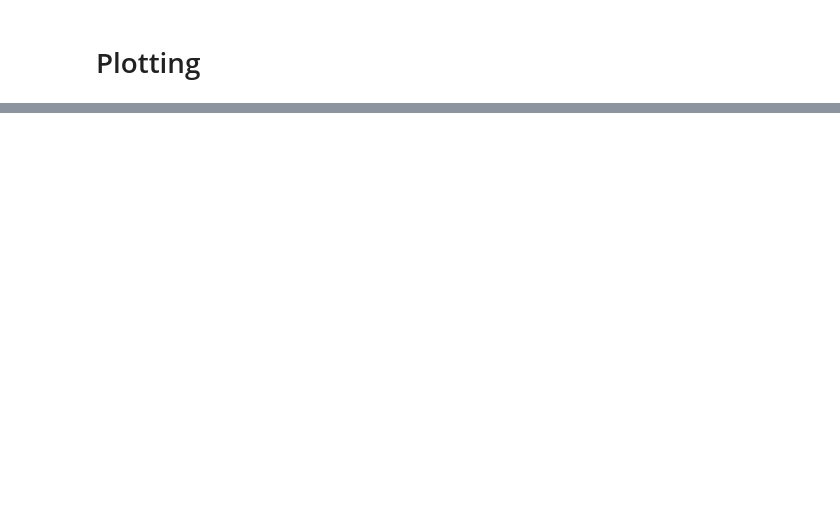
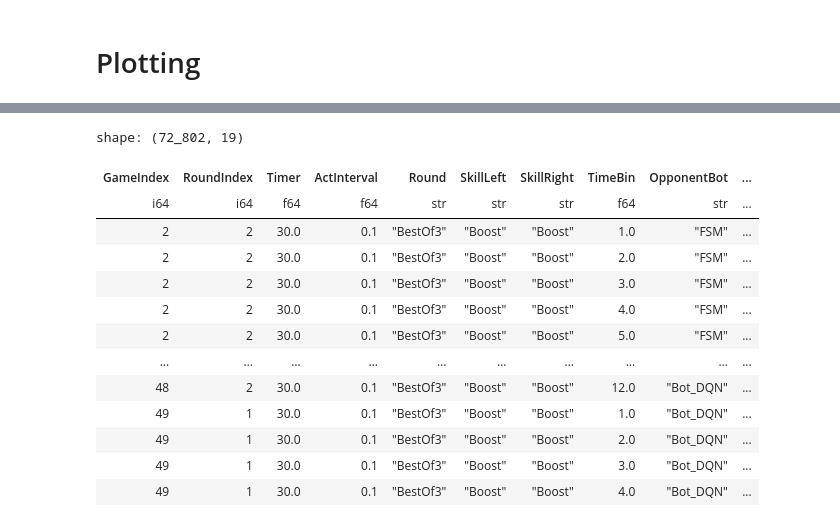
Before and after one commit to ardiawanbagusharisa/sumobot-analytic, a Jupyter notebook: analysi.pacing.ipynb, the cells around one changed output, grey strips where cells are left out. Drawn from its saved outputs; the diff is of its cells as text; code cells hidden in the pictures; blank space fills up the shorter version.

```diff
--- a/analysi.pacing.ipynb
+++ b/analysi.pacing.ipynb
@@ -195,0 +238,22 @@ pacing_pdf_path = build_pacing_charts_pdf(
+# %%
+for filtered_bot, unfiltered_bot in bot_pairs:
+    batch_process_pacing(
+        filtered_base_dir,
+        batch_size=10,
+        checkpoint_dir=comparison_checkpoint_dir,
+        time_bin_size={pacing_factor_bin_size: None},  # raw factors - both sides use the same formula, no cross-run rescale needed
+        bot_option=filtered_bot,
+        input_format="auto",
+        config_filter=pacing_config_filter,
+        name=f"filtered_{filtered_bot}",
+    )
+    batch_process_pacing(
+        unfiltered_base_dir,
+        batch_size=10,
+        checkpoint_dir=comparison_checkpoint_dir,
+        time_bin_size={pacing_factor_bin_size: None},
+        bot_option=unfiltered_bot,
+        input_format="auto",
+        config_filter=pacing_config_filter,
+        name=f"unfiltered_{unfiltered_bot}",
+    )
@@ -195,0 +278,34 @@ pacing_pdf_path = build_pacing_charts_pdf(
+# %%
+frames = []
+for filtered_bot, unfiltered_bot in bot_pairs:
+    filtered_df = load_bot_pacing_factors(
+        comparison_checkpoint_dir, f"filtered_{filtered_bot}", filtered_bot,
+        time_bin_size=pacing_factor_bin_size, group_label="Filtered", canonical_bot=filtered_bot,
+    )
+    if filtered_df is not None:
+        frames.append(filtered_df)
+
+    unfiltered_df = load_bot_pacing_factors(
+        comparison_checkpoint_dir, f"unfiltered_{unfiltered_bot}", unfiltered_bot,
+        time_bin_size=pacing_factor_bin_size, group_label="Unfiltered", canonical_bot=filtered_bot,
+    )
+    if unfiltered_df is not None:
+        frames.append(unfiltered_df)
+
+df_pacing_factor_comparison = pl.concat(frames, how="diagonal_relaxed") if frames else None
+df_pacing_factor_comparison
+# %% [output]
+shape: (72_802, 19)
+| GameIndex | RoundIndex | Timer | ActInterval | Round | SkillLeft | SkillRight | TimeBin | OpponentBot | ... |
+| i64 | i64 | f64 | f64 | str | str | str | f64 | str | ... |
+| 2 | 2 | 30.0 | 0.1 | "BestOf3" | "Boost" | "Boost" | 1.0 | "FSM" | ... |
+| 2 | 2 | 30.0 | 0.1 | "BestOf3" | "Boost" | "Boost" | 2.0 | "FSM" | ... |
+| 2 | 2 | 30.0 | 0.1 | "BestOf3" | "Boost" | "Boost" | 3.0 | "FSM" | ... |
+| 2 | 2 | 30.0 | 0.1 | "BestOf3" | "Boost" | "Boost" | 4.0 | "FSM" | ... |
+| 2 | 2 | 30.0 | 0.1 | "BestOf3" | "Boost" | "Boost" | 5.0 | "FSM" | ... |
+| … | … | … | … | … | … | … | … | … | ... |
+| 48 | 2 | 30.0 | 0.1 | "BestOf3" | "Boost" | "Boost" | 12.0 | "Bot_DQN" | ... |
+| 49 | 1 | 30.0 | 0.1 | "BestOf3" | "Boost" | "Boost" | 1.0 | "Bot_DQN" | ... |
+| 49 | 1 | 30.0 | 0.1 | "BestOf3" | "Boost" | "Boost" | 2.0 | "Bot_DQN" | ... |
+| 49 | 1 | 30.0 | 0.1 | "BestOf3" | "Boost" | "Boost" | 3.0 | "Bot_DQN" | ... |
+| 49 | 1 | 30.0 | 0.1 | "BestOf3" | "Boost" | "Boost" | 4.0 | "Bot_DQN" | ... |
```
Also changed, not shown: parts of 20 cells of this notebook, 2 other files.
